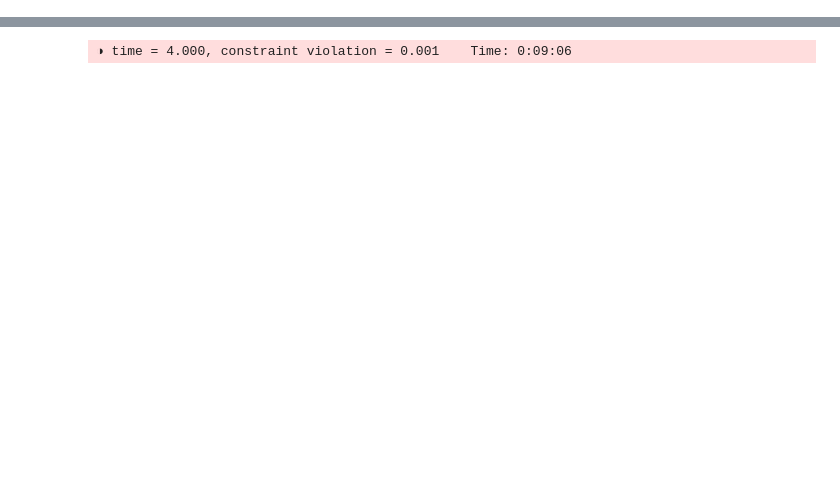
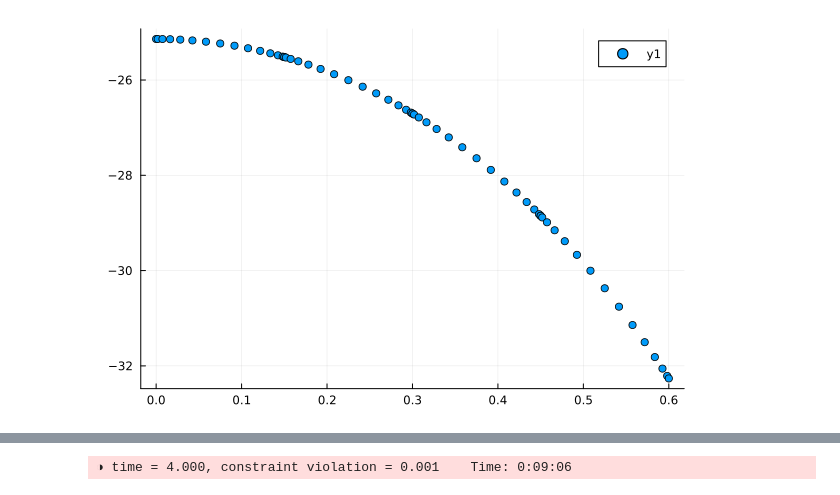
Before and after one commit to JanKozuszek/Reproducing-Dynamic-Holo, a Jupyter notebook: Archive/flatspace.ipynb, the cells around one changed output, grey strips where cells are left out. Cells and saved outputs as stored; diff of their text form; code cells hidden in the pictures; blank space fills up the shorter version.

```diff
--- a/Archive/flatspace.ipynb
+++ b/Archive/flatspace.ipynb
@@ -48,3 +81,7 @@ margin = 10;
+# %%
+plt.scatter(grid,Var[3,1:N])
+# %% [output]
+[figure, added]
 # %%
 # Computing the initial values of the fields, in particular of ξ(t_0)
 
```
Also changed, not shown: parts of 8 cells of this notebook, 15 other files.
